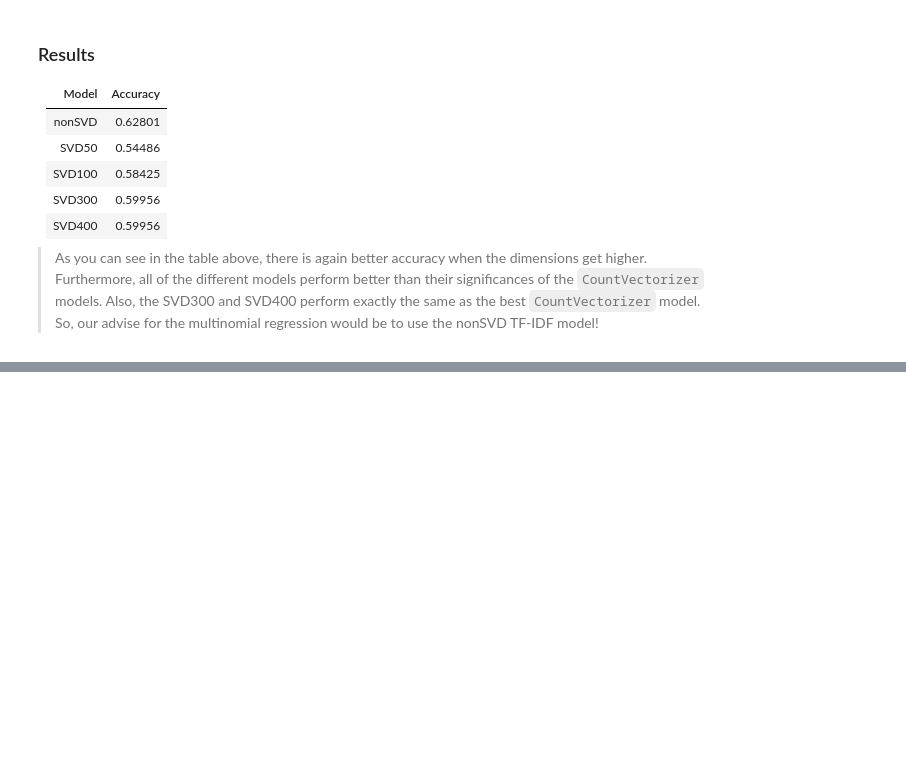
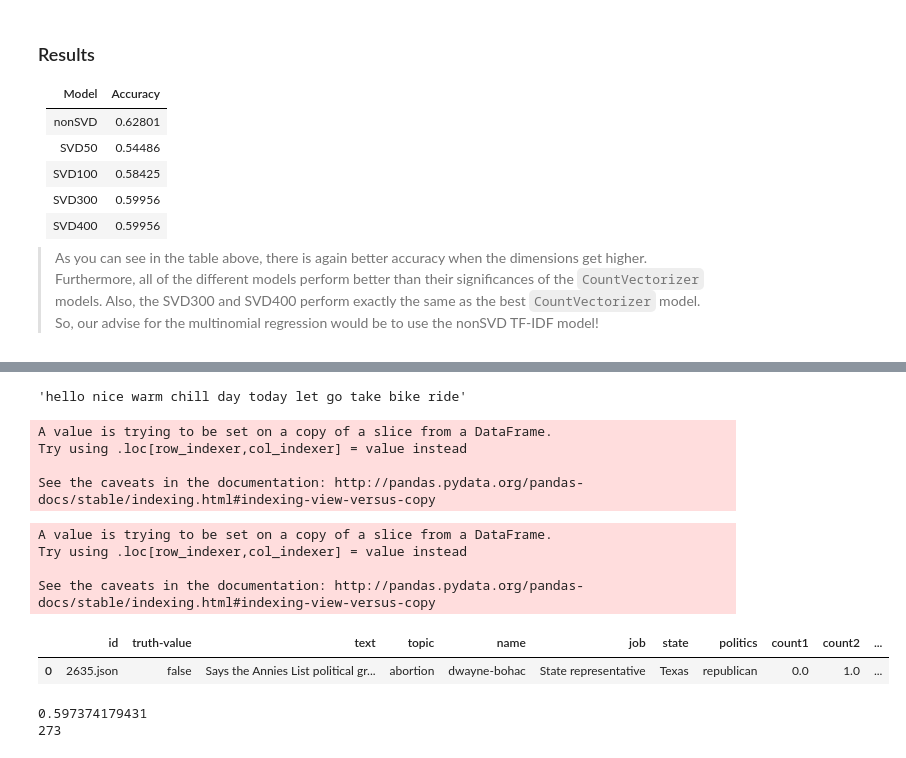
Before and after one commit to joycedh/TMCI_project, a Jupyter notebook: binomial-LR.ipynb, the cells around one changed output, grey strips where cells are left out. Saved outputs shown, nothing was run; the diff lists cells and outputs as text; code cells hidden in the pictures; blank space fills up the shorter version.

Commit message:
tried filtering & sentiment on the binomial model

```diff
--- a/binomial-LR.ipynb
+++ b/binomial-LR.ipynb
@@ -427,0 +419,38 @@ SVD400 | 0.59956
+# %%
+# preprocessing function to lemmatize and to filter out unimportant words.
+def filtering(text):
+    lostrings = text.split(' ')
+    new_lostrings = []
+    for word in lostrings:
+        word = nltk.WordNetLemmatizer().lemmatize(
+                word.translate(str.maketrans('', '', string.punctuation)).lower()) # remove punctuation & lemmatize
+        if word not in stopwords.words('english') and not word.isdigit(): # remove stopwords & digits
+            new_lostrings.append(word)
+    return ' '.join(new_lostrings)
+# %%
+# let's check if it works
+filtering("Hello, it is a nice and warm and chill day today, let's go and take our 2 bikes out for a ride!")
+# %% [output]
+'hello nice warm chill day today let go take bike ride'
+# %%
+# applying it to the statements of the training set
+df_reduced["filteredtext"] = df_reduced["text"].apply(filtering)
+# %% [output]
+A value is trying to be set on a copy of a slice from a DataFrame.
+Try using .loc[row_indexer,col_indexer] = value instead
+
+See the caveats in the documentation: http://pandas.pydata.org/pandas-docs/stable/indexing.html#indexing-view-versus-copy
+# %%
+# applying it to the statements of the test set
+df_test_reduced["filteredtext"] = df_test_reduced["text"].apply(filtering)
+# %% [output]
+A value is trying to be set on a copy of a slice from a DataFrame.
+Try using .loc[row_indexer,col_indexer] = value instead
+
+See the caveats in the documentation: http://pandas.pydata.org/pandas-docs/stable/indexing.html#indexing-view-versus-copy
+# %%
+# show the df to see if it works
+df_reduced.head(1)
+# %% [output]
+|  | id | truth-value | text | topic | name | job | state | politics | count1 | count2 | ... |
+| 0 | 2635.json | false | Says the Annies List political gr... | abortion | dwayne-bohac | State representative | Texas | republican | 0.0 | 1.0 | ... |
@@ -427,0 +466,11 @@ SVD400 | 0.59956
+# %%
+# evaluating the filtered tfidf model
+logreg.fit(X_train_filter, y_train)
+y_hat_test = logreg.predict(X_test_filter)
+
+# evaluate using accuracy: proportion of correctly predicted over total
+print(accuracy_score(y_test, y_hat_test))
+print(accuracy_score(y_test, y_hat_test, normalize=False))
+# %% [output]
+0.597374179431
+273
```
Also changed, not shown: parts of 37 cells of this notebook.
